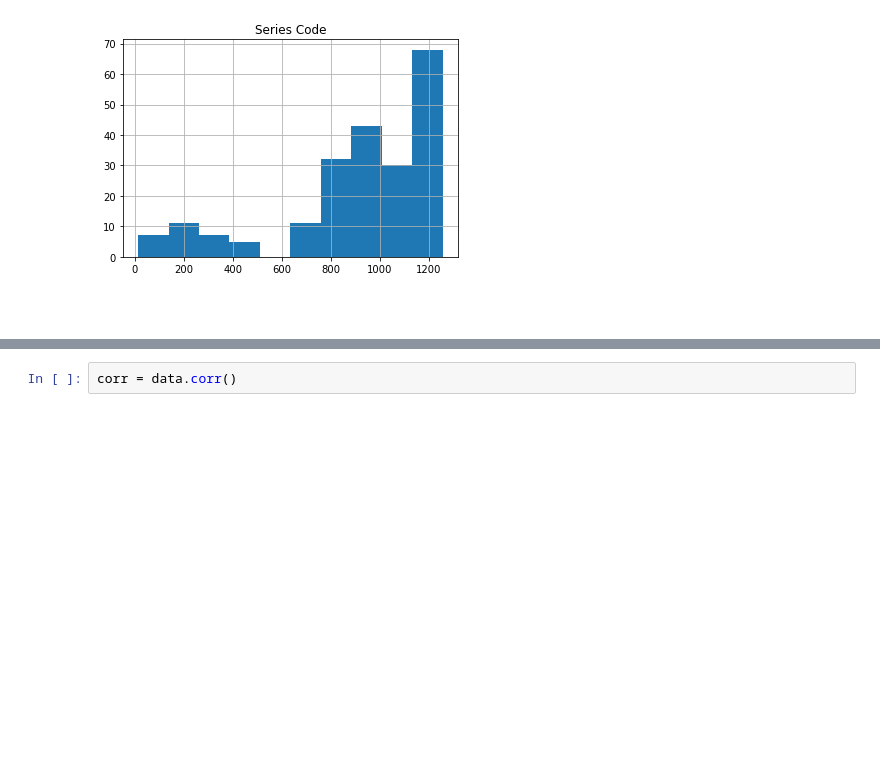
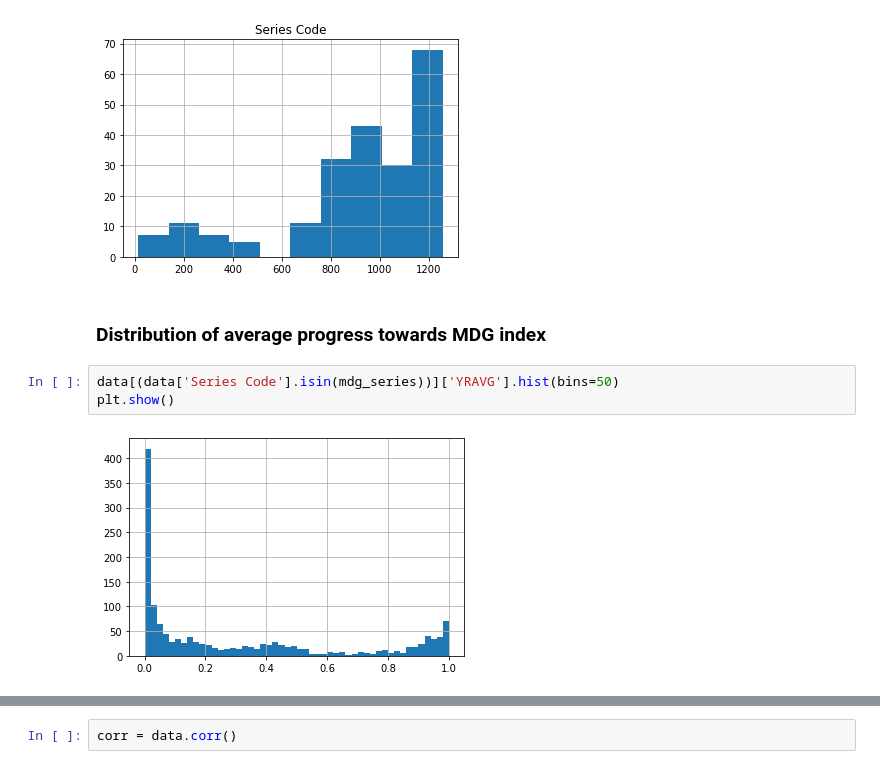
Before and after one commit to KennSmithDS/machine-learning, a Jupyter notebook: drivendata.org_projects/undp_mdg/mdg_data_exploration.ipynb, the cells around one changed output, grey strips where cells are left out. Saved outputs shown, nothing was run; the diff lists cells and outputs as text; blank space fills up the shorter version.

```diff
--- a/drivendata.org_projects/undp_mdg/mdg_data_exploration.ipynb
+++ b/drivendata.org_projects/undp_mdg/mdg_data_exploration.ipynb
@@ -109,6 +110,11 @@ data.groupby('Country Name').agg({'Series Code': 'size'}).sort_values(by='Series
 plt.show()
 # %% [output]
 [figure]
-# %% [markdown]
-###
+# %% [markdown]
+### Distribution of average progress towards MDG index
+# %%
+data[(data['Series Code'].isin(mdg_series))]['YRAVG'].hist(bins=50)
+plt.show()
+# %% [output]
+[figure, added]
 # %% [markdown]
```
Also changed, not shown: parts of 22 cells of this notebook.
